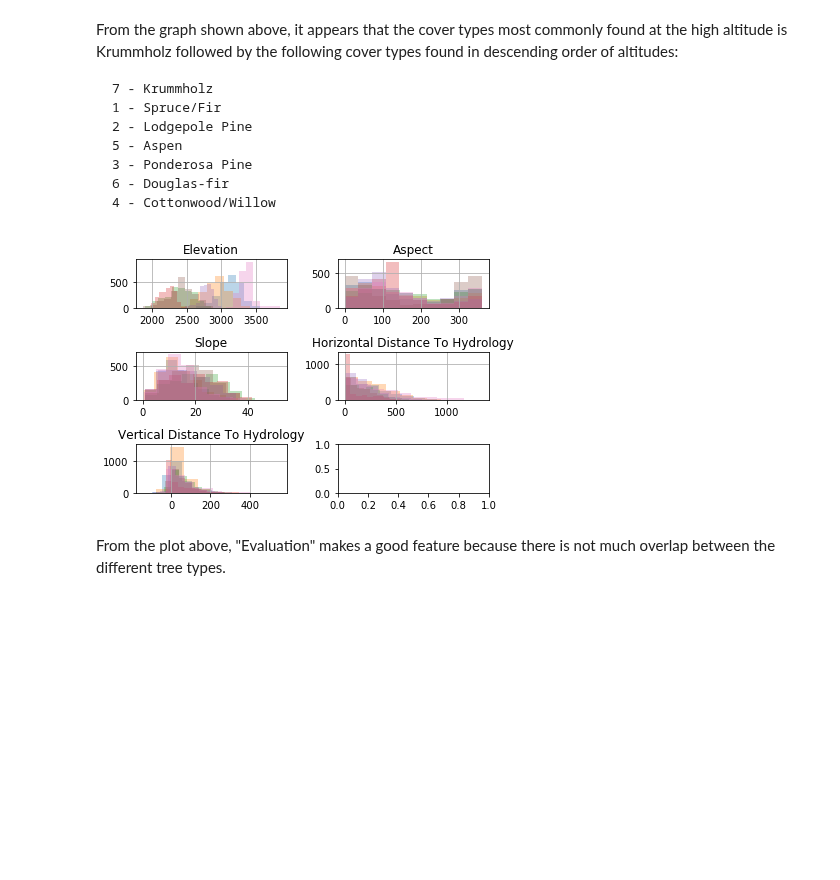
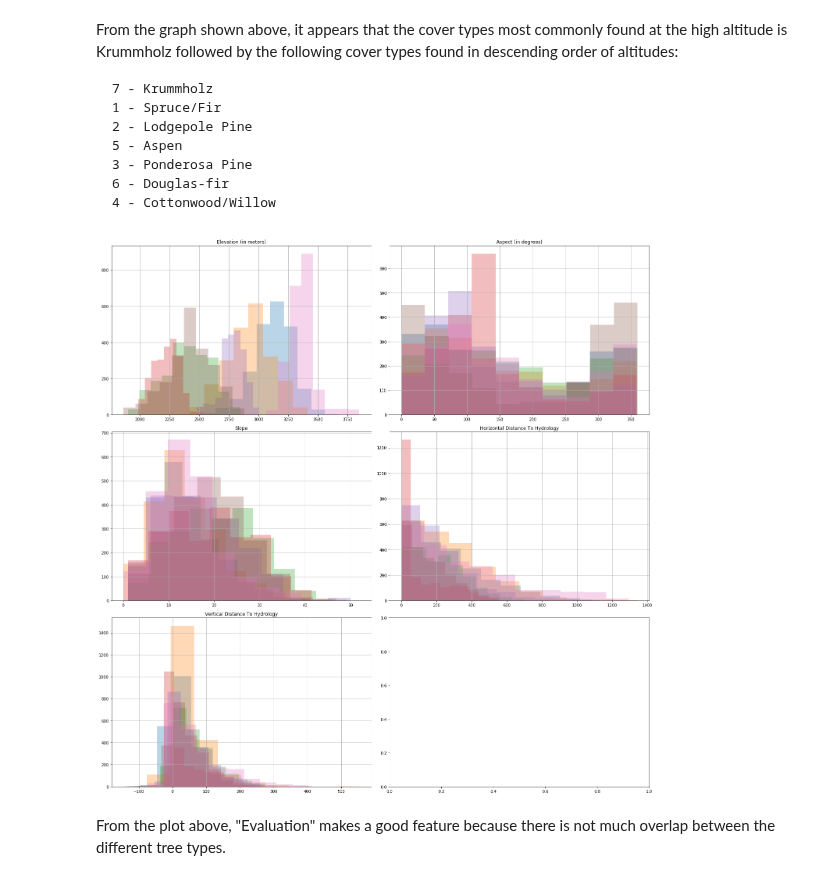
Before and after one commit to tiffapedia/w207-final, a Jupyter notebook: DivyaGorantla_RamIyer_TiffanyJaya_SteveSanders.ipynb, the cells around one changed output. Saved outputs shown, nothing was run; the diff lists cells and outputs as text; code cells hidden in the pictures; blank space fills up the shorter version.

Commit message:
adjust figure size

```diff
--- a/DivyaGorantla_RamIyer_TiffanyJaya_SteveSanders.ipynb
+++ b/DivyaGorantla_RamIyer_TiffanyJaya_SteveSanders.ipynb
@@ -227,38 +227,38 @@ From the graph shown above, it appears that the cover types most commonly found
 # 2. plot with overlay
 nrows = 3
 ncols = 2
-fig, axes = plt.subplots(nrows=nrows, ncols=ncols)
+fig, axes = plt.subplots(nrows=nrows, ncols=ncols, figsize=(20,20))
 ax_elevation, ax_aspect, ax_slope, ax_hdh20, ax_vdh20, ax_6 = axes.flatten()
 
 for label, data in train.groupby('Cover_Type')['Elevation']:
     data.hist(alpha=0.3, ax=ax_elevation)
-ax_elevation.set_title('Elevation')
+ax_elevation.set_title('Elevation (in meters)')
 ax_elevation.legend()
 
 for label, data in train.groupby('Cover_Type')['Aspect']:
     data.hist(alpha=0.3, ax=ax_aspect)
-ax_aspect.set_title('Aspect')
+ax_aspect.set_title('Aspect (in degrees)')
 ax_aspect.legend()
 
 for label, data in train.groupby('Cover_Type')['Slope']:
     data.hist(alpha=0.3, ax=ax_slope)
-ax_slope.set_title('Slope')
+ax_slope.set_title('Slope (in degrees)')
 ax_slope.legend()
 
 for label, data in train.groupby('Cover_Type')['Horizontal_Distance_To_Hydrology']:
     data.hist(alpha=0.3, ax=ax_hdh20)
 ax_hdh20.set_title('Horizontal Distance To Hydrology')
 ax_hdh20.legend()
 
 for label, data in train.groupby('Cover_Type')['Vertical_Distance_To_Hydrology']:
     data.hist(alpha=0.3, ax=ax_vdh20)
 ax_vdh20.set_title('Vertical Distance To Hydrology')
 ax_vdh20.legend()
 
 fig.tight_layout()
 plt.show()
 # %% [output]
-[figure, old version]
+[figure, new version]
 # %% [markdown]
 From the plot above, "Evaluation" makes a good feature because there is not much overlap between the different tree types.
 # %% [markdown]
```
Also changed, not shown: parts of 2 cells of this notebook.
